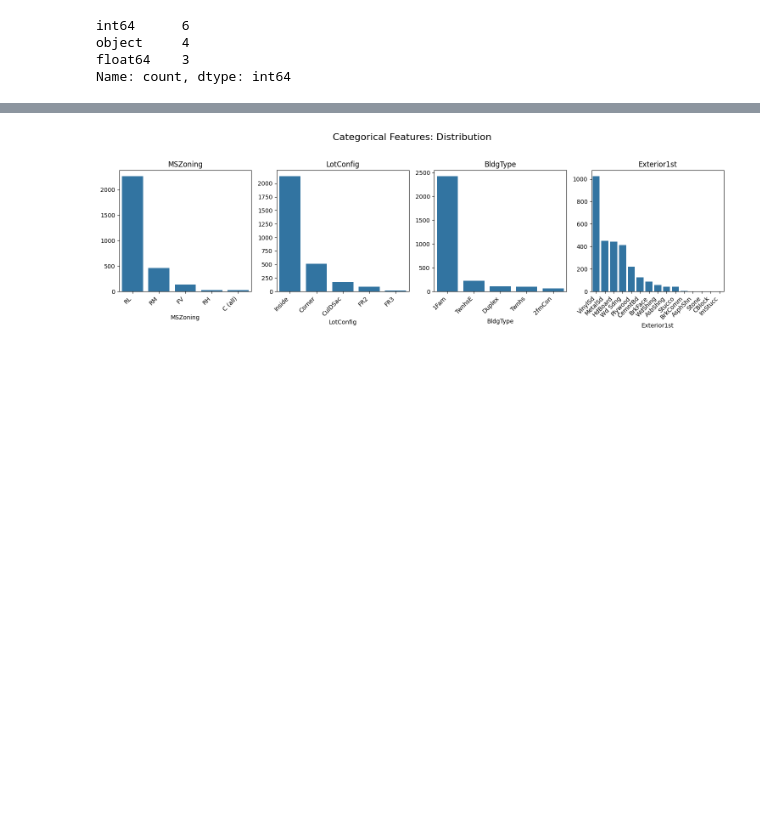
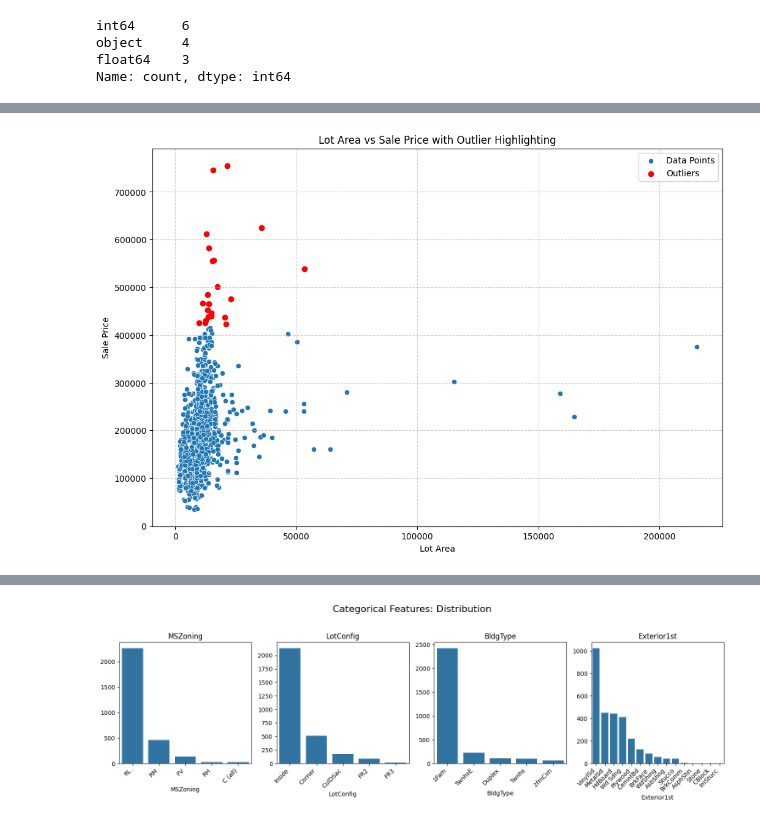
Before and after one commit to PatheticUser/House-Price-Predictor, a Jupyter notebook: HousePricePrediction.ipynb, the cells around one changed output, grey strips where cells are left out. Cells and saved outputs as stored; diff of their text form; code cells hidden in the pictures; blank space fills up the shorter version.

```diff
--- a/HousePricePrediction.ipynb
+++ b/HousePricePrediction.ipynb
@@ -63,2 +148,28 @@ Name: count, dtype: int64
+# %%
+from scipy import stats
+
+plt.figure(figsize=(12, 8))
+
+# Calculate Z-scores for SalePrice
+z_scores = np.abs(stats.zscore(train_dat    aset['SalePrice']))
+outlier_indices = np.where(z_scores > 3)[0]  # Adjust threshold as needed
+
+# Plot the scatter plot
+sns.scatterplot(data=train_dataset, x='LotArea', y='SalePrice', label='Data Points')
+
+# Highlight outliers
+if len(outlier_indices) > 0:
+    plt.scatter(train_dataset.loc[outlier_indices, 'LotArea'],
+                train_dataset.loc[outlier_indices, 'SalePrice'],
+                color='red', label='Outliers')
+
+plt.xlabel('Lot Area')
+plt.ylabel('Sale Price')
+plt.title('Lot Area vs Sale Price with Outlier Highlighting')
+plt.legend()
+plt.grid(True, linestyle='--', alpha=0.6)
+plt.show()
+# %% [output]
+[figure, added]
 # %%
 # Select only numerical features for correlation analysis
```
Also changed, not shown: parts of 13 cells of this notebook.
